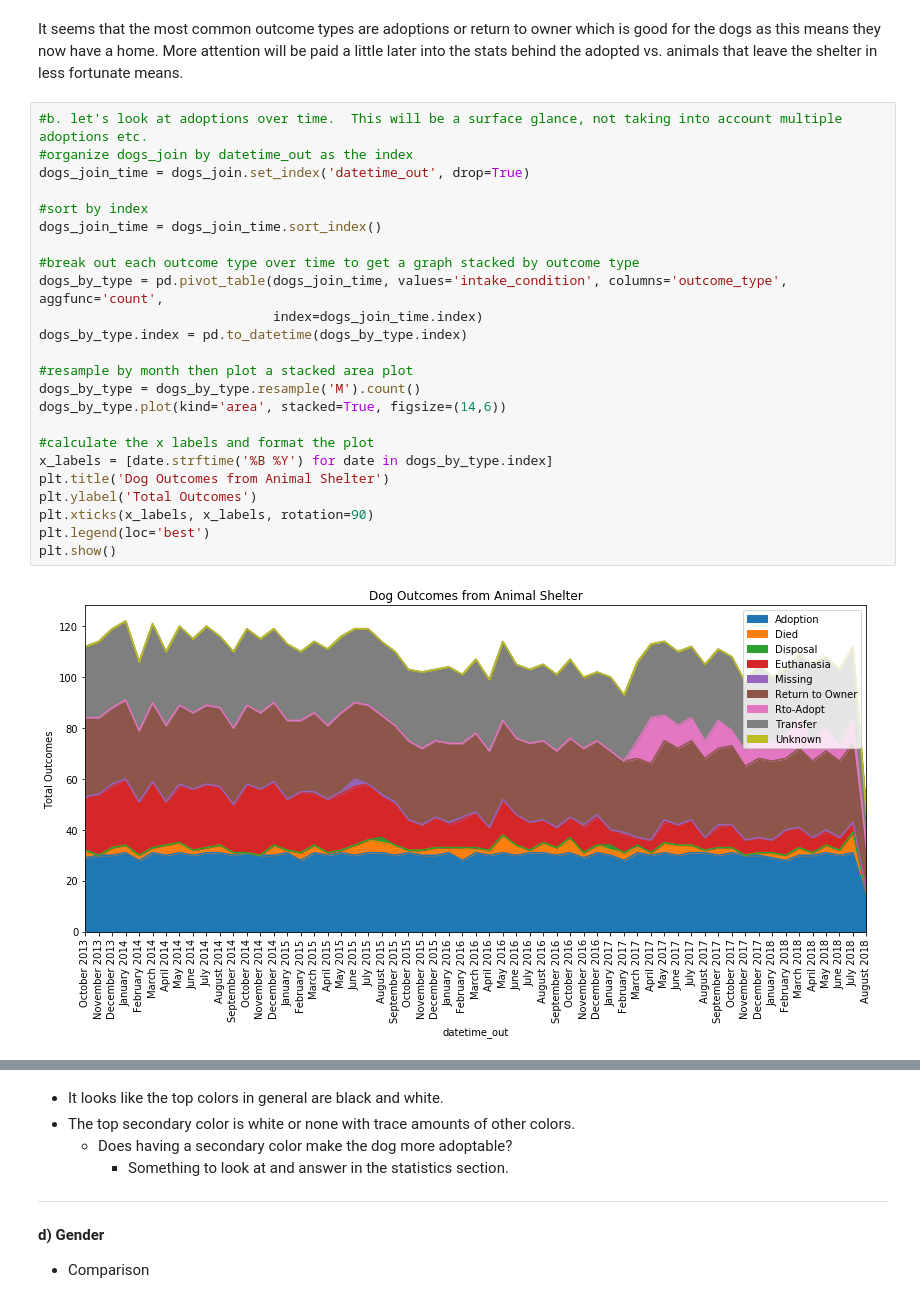
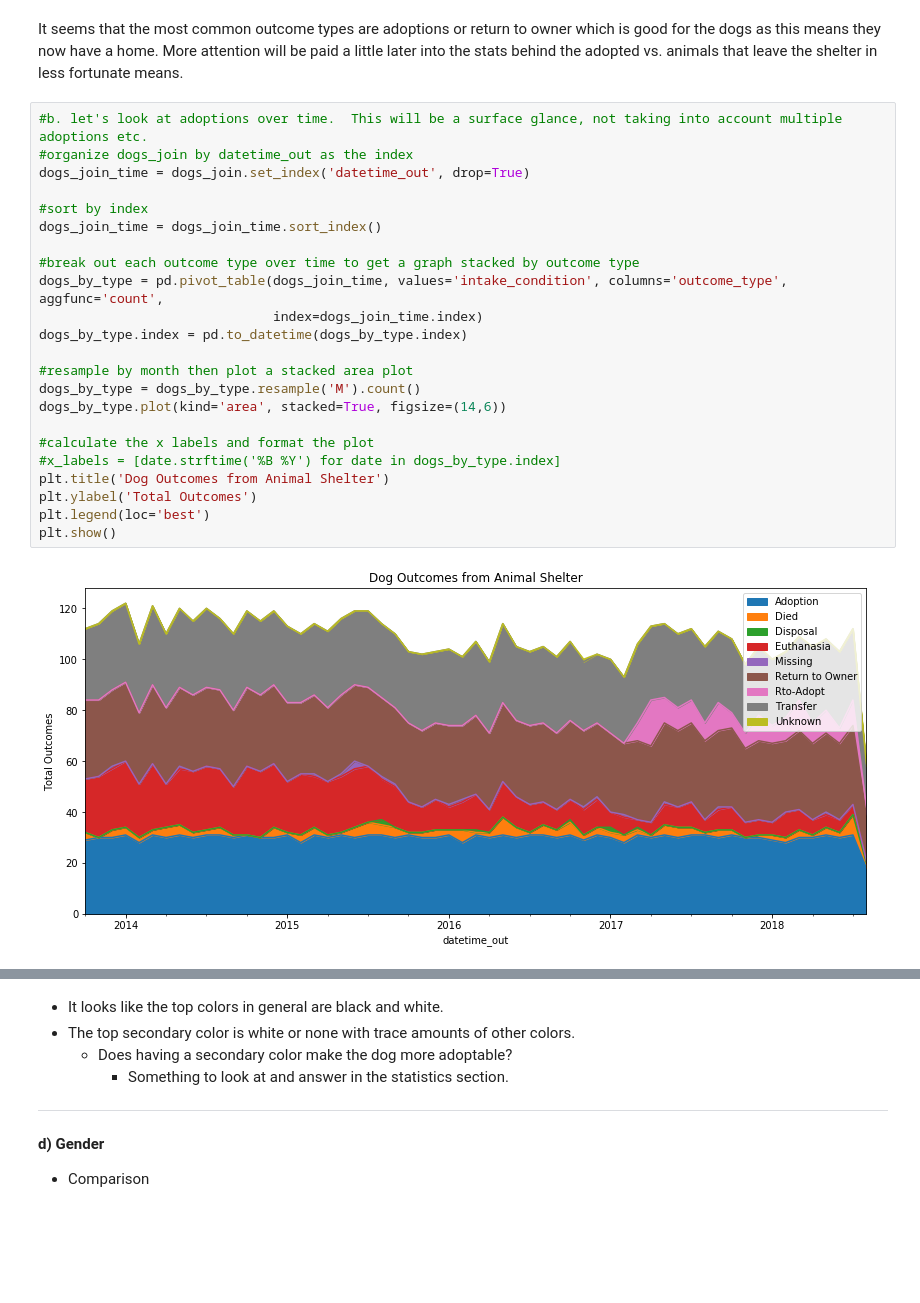
Before and after one commit to chill7627/Adoptable-Animals, a Jupyter notebook: IPYNBs/Adoptable Animals Exploratory Data Analysis.ipynb, the cells around one changed output, grey strips where cells are left out. Drawn from its saved outputs; the diff is of its cells as text; blank space fills up the shorter version.

```diff
--- a/IPYNBs/Adoptable Animals Exploratory Data Analysis.ipynb
+++ b/IPYNBs/Adoptable Animals Exploratory Data Analysis.ipynb
@@ -102,27 +102,26 @@ It seems that the most common outcome types are adoptions or return to owner whi
 # %%
 #b. let's look at adoptions over time.  This will be a surface glance, not taking into account multiple adoptions etc.
 #organize dogs_join by datetime_out as the index
 dogs_join_time = dogs_join.set_index('datetime_out', drop=True)
 
 #sort by index
 dogs_join_time = dogs_join_time.sort_index()
 
 #break out each outcome type over time to get a graph stacked by outcome type
 dogs_by_type = pd.pivot_table(dogs_join_time, values='intake_condition', columns='outcome_type', aggfunc='count',
                               index=dogs_join_time.index)
 dogs_by_type.index = pd.to_datetime(dogs_by_type.index)
 
 #resample by month then plot a stacked area plot
 dogs_by_type = dogs_by_type.resample('M').count()
 dogs_by_type.plot(kind='area', stacked=True, figsize=(14,6))
 
 #calculate the x labels and format the plot
-x_labels = [date.strftime('%B %Y') for date in dogs_by_type.index]
+#x_labels = [date.strftime('%B %Y') for date in dogs_by_type.index]
 plt.title('Dog Outcomes from Animal Shelter')
 plt.ylabel('Total Outcomes')
-plt.xticks(x_labels, x_labels, rotation=90)
 plt.legend(loc='best')
 plt.show()
 # %% [output]
-[figure, old version]
+[figure, new version]
 # %% [markdown]
```
Also changed, not shown: parts of 46 cells of this notebook, 1 other file.
